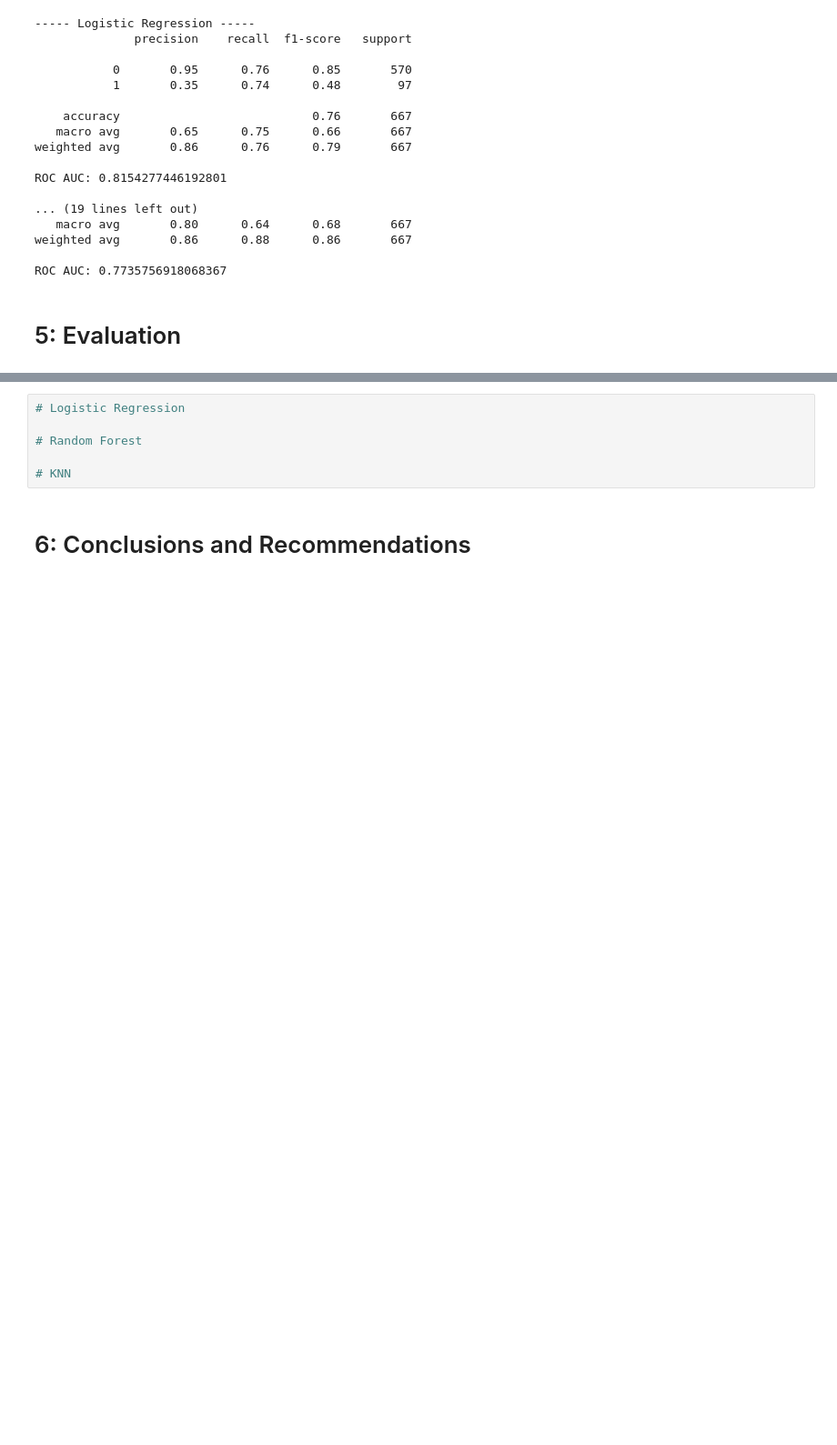
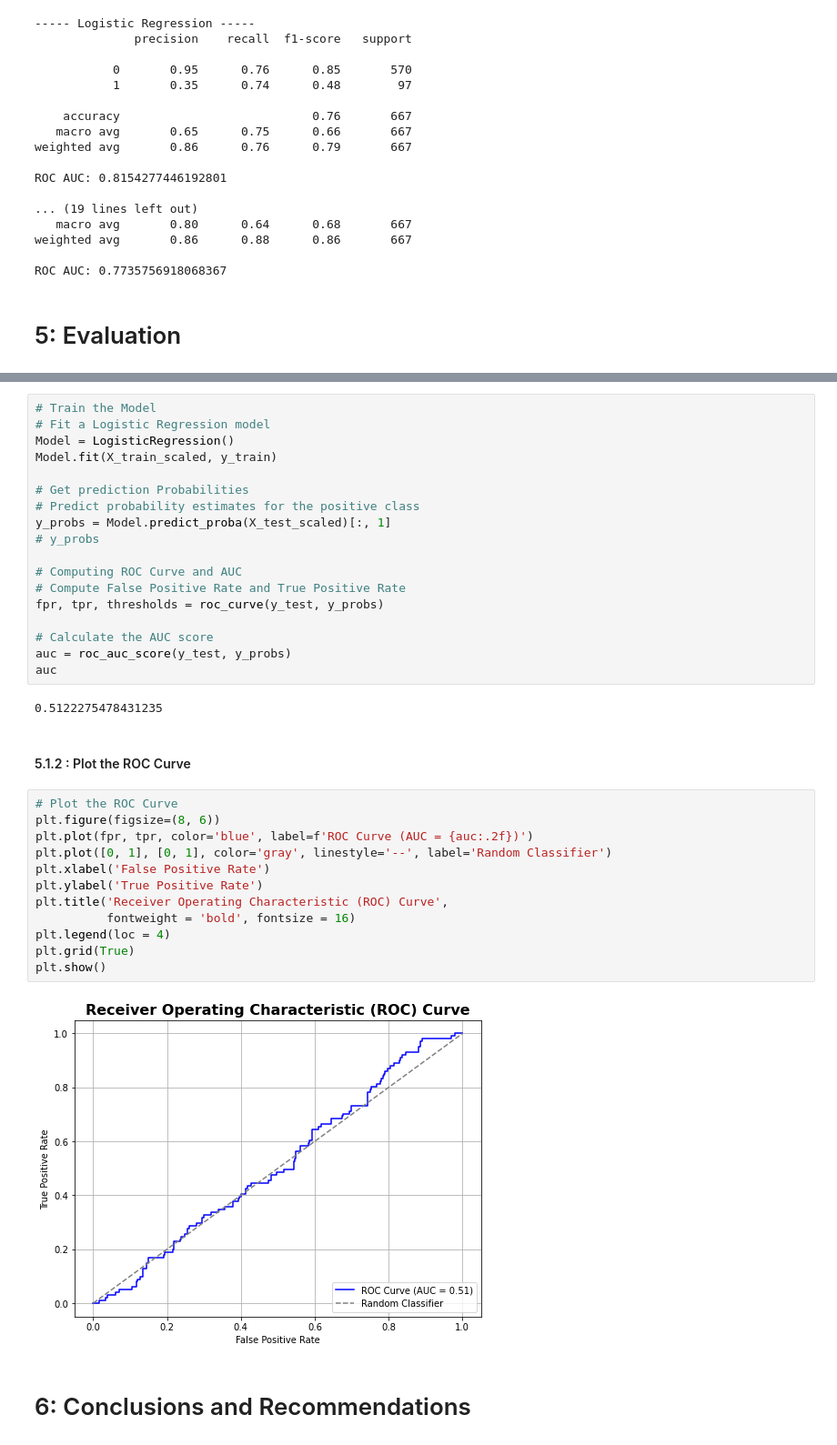
Before and after one commit to rurigi-waweru/dsfpt10-p3-end-of-phase-3-project, a Jupyter notebook: notebook.ipynb, the cells around one changed output, grey strips where cells are left out. Shown: that part at 91% size. Cells and saved outputs as stored; diff of their text form; blank space fills up the shorter version.

Commit message:
Evaluation-tests-v1.0 -b

```diff
--- a/notebook.ipynb
+++ b/notebook.ipynb
@@ -452,10 +460,40 @@ After training the model, it's important to evaluate its performance using:
 
 4. `ROC-AUC Curve`: Evaluate the classifier’s ability to distinguish between classes.
 # %%
-# Logistic Regression
+# Train the Model
+# Fit a Logistic Regression model
+Model = LogisticRegression()
+Model.fit(X_train_scaled, y_train)
 
-# Random Forest
+# Get prediction Probabilities
+# Predict probability estimates for the positive class
+y_probs = Model.predict_proba(X_test_scaled)[:, 1]
+# y_probs
 
-# KNN
+# Computing ROC Curve and AUC
+# Compute False Positive Rate and True Positive Rate
+fpr, tpr, thresholds = roc_curve(y_test, y_probs)
+
+# Calculate the AUC score
+auc = roc_auc_score(y_test, y_probs)
+auc
+# %% [output]
+0.5122275478431235
+# %% [markdown]
+#### 5.1.2 : Plot the ROC Curve
+# %%
+# Plot the ROC Curve
+plt.figure(figsize=(8, 6))
+plt.plot(fpr, tpr, color='blue', label=f'ROC Curve (AUC = {auc:.2f})')
+plt.plot([0, 1], [0, 1], color='gray', linestyle='--', label='Random Classifier')
+plt.xlabel('False Positive Rate')
+plt.ylabel('True Positive Rate')
+plt.title('Receiver Operating Characteristic (ROC) Curve',
+          fontweight = 'bold', fontsize = 16)
+plt.legend(loc = 4)
+plt.grid(True)
+plt.show()
+# %% [output]
+[figure, added]
 # %% [markdown]
 # 6: Conclusions and Recommendations
```
Also changed, not shown: parts of 3 cells of this notebook.
